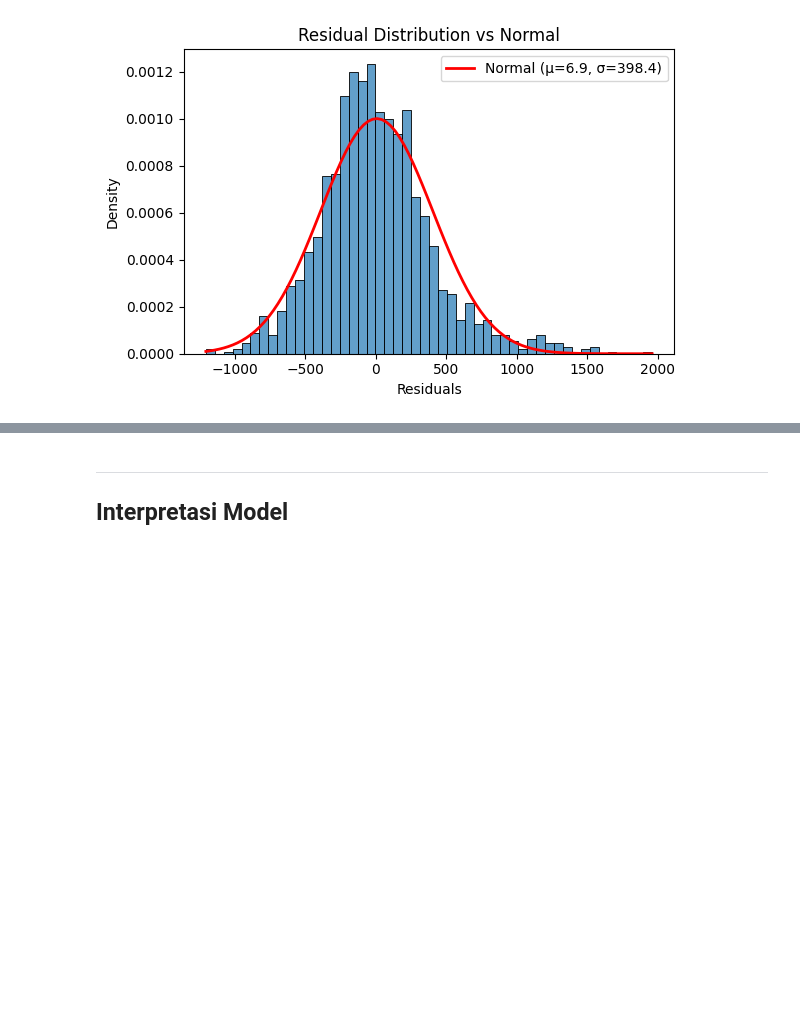
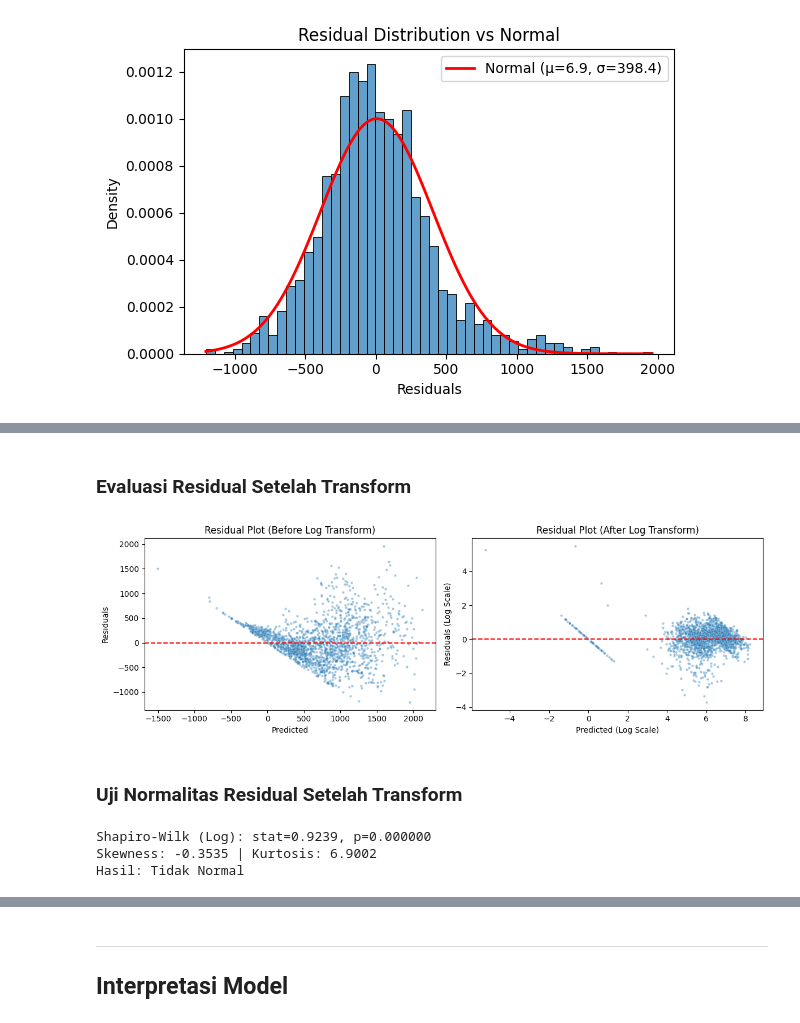
Before and after one commit to fxrdhan/Tubes_AI_Kelompok-1_Bike-Sharing-Demand-Predictor, a Jupyter notebook: Seoul_Bike_Regression.ipynb, the cells around one changed output, grey strips where cells are left out. Cells and saved outputs as stored; diff of their text form; code cells hidden in the pictures; blank space fills up the shorter version.

```diff
--- a/Seoul_Bike_Regression.ipynb
+++ b/Seoul_Bike_Regression.ipynb
@@ -834,0 +844,17 @@ Hasil perhitungan menunjukkan *skewness* = 0.6872 yang berarti distribusi sediki
+# %%
+y_train_log = np.log1p(y_train)
+y_test_log = np.log1p(y_test)
+
+# Train model dengan target yang sudah ditransformasi
+model_log = LinearRegression()
+model_log.fit(X_train_scaled, y_train_log)
+y_pred_log = model_log.predict(X_test_scaled)
+
+# Inverse transform untuk mendapatkan prediksi dalam skala asli
+y_pred_log_original = np.expm1(y_pred_log)
+
+pd.DataFrame({
+    'actual': y_test[:10].values,
+    'predicted_improved': y_pred_improved[:10].round(2),
+    'predicted_log_transform': y_pred_log_original[:10].round(2)
+})
@@ -834,0 +873,41 @@ Hasil perhitungan menunjukkan *skewness* = 0.6872 yang berarti distribusi sediki
+# %% [markdown]
+### Evaluasi Residual Setelah Transform
+# %%
+# Residual dalam skala log
+residuals_log = y_test_log - y_pred_log
+
+fig, axes = plt.subplots(1, 2, figsize=(12, 4))
+
+# Residual Plot - Sebelum (Improved Model)
+sns.scatterplot(x=y_pred_improved, y=residuals_improved, alpha=0.4, s=10, ax=axes[0])
+axes[0].axhline(y=0, color='r', linestyle='--')
+axes[0].set_xlabel('Predicted')
+axes[0].set_ylabel('Residuals')
+axes[0].set_title('Residual Plot (Before Log Transform)')
+
+# Residual Plot - Sesudah (Log Transform)
+sns.scatterplot(x=y_pred_log, y=residuals_log, alpha=0.4, s=10, ax=axes[1])
+axes[1].axhline(y=0, color='r', linestyle='--')
+axes[1].set_xlabel('Predicted (Log Scale)')
+axes[1].set_ylabel('Residuals (Log Scale)')
+axes[1].set_title('Residual Plot (After Log Transform)')
+
+plt.tight_layout()
+plt.show()
+# %% [output]
+[figure, added]
+# %% [markdown]
+### Uji Normalitas Residual Setelah Transform
+# %%
+sample_residuals_log = np.random.choice(residuals_log, size=min(5000, len(residuals_log)), replace=False)
+shapiro_stat_log, shapiro_p_log = stats.shapiro(sample_residuals_log)
+skewness_log = stats.skew(residuals_log)
+kurtosis_log = stats.kurtosis(residuals_log)
+
+print(f"Shapiro-Wilk (Log): stat={shapiro_stat_log:.4f}, p={shapiro_p_log:.6f}")
+print(f"Skewness: {skewness_log:.4f} | Kurtosis: {kurtosis_log:.4f}")
+print(f"Hasil: {'Normal' if shapiro_p_log >= 0.05 else 'Tidak Normal'}")
+# %% [output]
+Shapiro-Wilk (Log): stat=0.9239, p=0.000000
+Skewness: -0.3535 | Kurtosis: 6.9002
+Hasil: Tidak Normal
```
Also changed, not shown: parts of 9 cells of this notebook.
